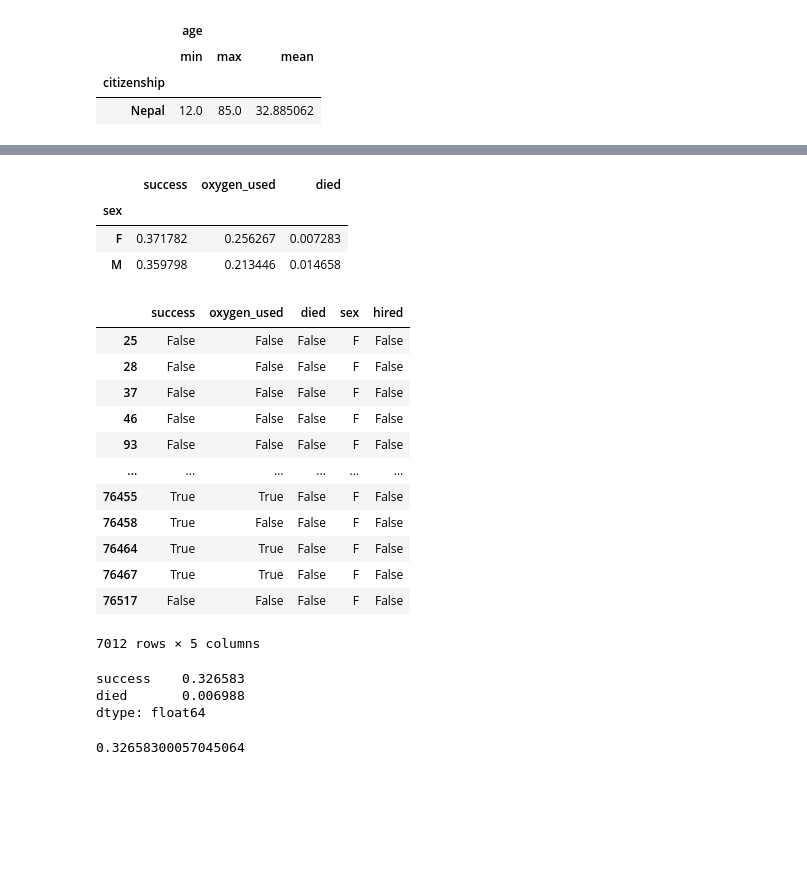
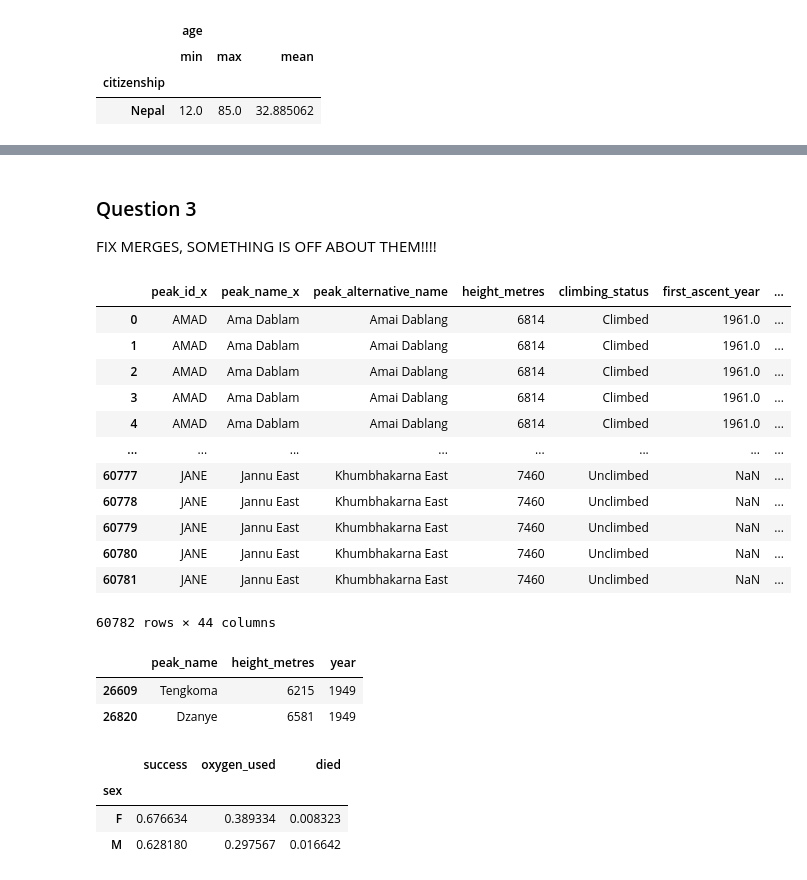
Before and after one commit to QMSS-G5072-2022/Rudoff_Jackson, a Jupyter notebook: hw02/HW2 - Jackson_Rudoff.ipynb, the cells around one changed output, grey strips where cells are left out. Saved outputs shown, nothing was run; the diff lists cells and outputs as text; code cells hidden in the pictures; blank space fills up the shorter version.

```diff
--- a/hw02/HW2 - Jackson_Rudoff.ipynb
+++ b/hw02/HW2 - Jackson_Rudoff.ipynb
@@ -101,37 +69,39 @@ first_female
-# %%
-merged_data[['success', 'oxygen_used', 'died', 'sex']].groupby('sex').apply(lambda x: x.sum()/len(x))
-# %% [output]
-|  | success | oxygen_used | died |
-| sex |  |  |  |
-| F | 0.371782 | 0.256267 | 0.007283 |
-| M | 0.359798 | 0.213446 | 0.014658 |
-# %%
-#run checks
-
-members_test = members[['success', 'oxygen_used', 'died', 'sex', 'hired']]
-members_test = members_test[(members_test['hired'] == False) & (members_test['sex'] == 'F')]
-members_test
-# %% [output]
-|  | success | oxygen_used | died | sex | hired |
-| 25 | False | False | False | F | False |
-| 28 | False | False | False | F | False |
-| 37 | False | False | False | F | False |
-| 46 | False | False | False | F | False |
-| 93 | False | False | False | F | False |
-| ... | ... | ... | ... | ... | ... |
-| 76455 | True | True | False | F | False |
-| 76458 | True | False | False | F | False |
-| 76464 | True | True | False | F | False |
-| 76467 | True | True | False | F | False |
-| 76517 | False | False | False | F | False |
-7012 rows × 5 columns
-# %%
-members_test[['success', 'died']].apply(lambda x: x.sum()/len(x))
-# %% [output]
-success    0.326583
-died       0.006988
-dtype: float64
-# %%
-sum(members_test['success'])/len(members_test)
-# %% [output]
-0.32658300057045064
+# %% [markdown]
+### Question 3
+
+FIX MERGES, SOMETHING IS OFF ABOUT THEM!!!!
+# %%
+merged_data = pd.merge(pd.merge(peaks, expeditions,
+         on = 'peak_id'), members[members['hired'] == False],
+         on = 'expedition_id', indicator = True).drop_duplicates()
+
+merged_data
+# %% [output]
+|  | peak_id_x | peak_name_x | peak_alternative_name | height_metres | climbing_status | first_ascent_year | ... |
+| 0 | AMAD | Ama Dablam | Amai Dablang | 6814 | Climbed | 1961.0 | ... |
+| 1 | AMAD | Ama Dablam | Amai Dablang | 6814 | Climbed | 1961.0 | ... |
+| 2 | AMAD | Ama Dablam | Amai Dablang | 6814 | Climbed | 1961.0 | ... |
+| 3 | AMAD | Ama Dablam | Amai Dablang | 6814 | Climbed | 1961.0 | ... |
+| 4 | AMAD | Ama Dablam | Amai Dablang | 6814 | Climbed | 1961.0 | ... |
+| ... | ... | ... | ... | ... | ... | ... | ... |
+| 60777 | JANE | Jannu East | Khumbhakarna East | 7460 | Unclimbed | NaN | ... |
+| 60778 | JANE | Jannu East | Khumbhakarna East | 7460 | Unclimbed | NaN | ... |
+| 60779 | JANE | Jannu East | Khumbhakarna East | 7460 | Unclimbed | NaN | ... |
+| 60780 | JANE | Jannu East | Khumbhakarna East | 7460 | Unclimbed | NaN | ... |
+| 60781 | JANE | Jannu East | Khumbhakarna East | 7460 | Unclimbed | NaN | ... |
+60782 rows × 44 columns
+# %%
+first_female = merged_data[(merged_data['sex'] == 'F') & (merged_data['success'] == True)].nsmallest(1, 'year', keep = 'all')[['peak_name', 'height_metres', 'year']]
+
+first_female
+# %% [output]
+|  | peak_name | height_metres | year |
+| 26609 | Tengkoma | 6215 | 1949 |
+| 26820 | Dzanye | 6581 | 1949 |
+# %%
+merged_data[['success', 'oxygen_used', 'died', 'sex']].groupby('sex').apply(lambda x: x.sum()/len(x))
+# %% [output]
+|  | success | oxygen_used | died |
+| sex |  |  |  |
+| F | 0.676634 | 0.389334 | 0.008323 |
+| M | 0.628180 | 0.297567 | 0.016642 |
```
Also changed, not shown: parts of 11 cells of this notebook.
